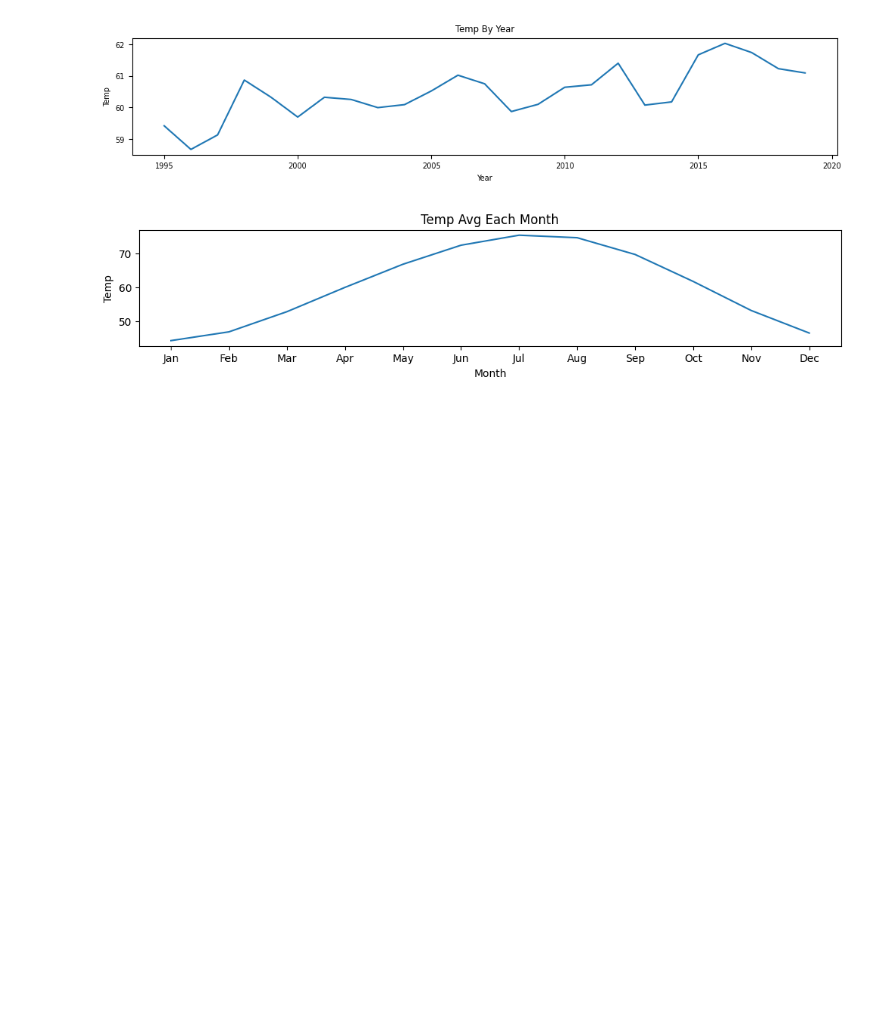
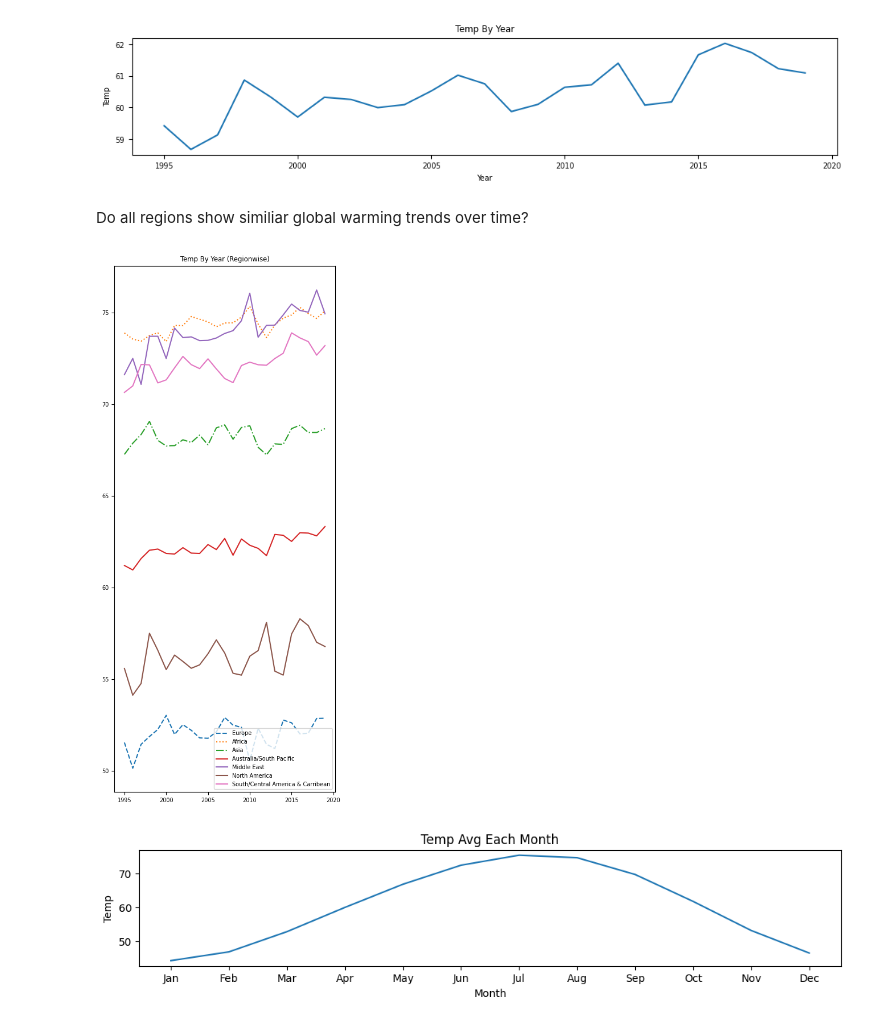
Before and after one commit to arindamchoudhary047/EDA-Analysis, a Jupyter notebook: eda.ipynb, the cells around one changed output. Saved outputs shown, nothing was run; the diff lists cells and outputs as text; code cells hidden in the pictures; blank space fills up the shorter version.

```diff
--- a/eda.ipynb
+++ b/eda.ipynb
@@ -137,6 +138,31 @@ plt.plot(yeartemp)
 plt.show()
 # %% [output]
 [figure]
+# %% [markdown]
+ Do all regions show similiar global warming trends over time?
+# %%
+##Temp By Year (Region)
+
+def tbyr(dataset):
+  yeartemp2 = (dataset.groupby("Year")["AvgTemperature"].mean()).sort_index()
+  return yeartemp2
+
+plt.figure(figsize =(5,12))
+
+plt.plot(tbyr(europe), linestyle = "--", label = "Europe")
+plt.plot(tbyr(africa), linestyle = ":", label = "Africa")
+plt.plot(tbyr(asia), linestyle = "-.", label = "Asia")
+plt.plot(tbyr(australia), label = "Australia/South Pacific")
+plt.plot(tbyr(middlest), label = "Middle East")
+plt.plot(tbyr(namerica), label = "North America")
+plt.plot(tbyr(samerica), label = "South/Central America & Carribean")
+
+
+plt.title("Temp By Year (Regionwise)")
+plt.legend()
+plt.show()
+# %% [output]
+[figure, added]
 # %%
 ##Temp Each Month (Global)
 
```
Also changed, not shown: parts of 7 cells of this notebook.
